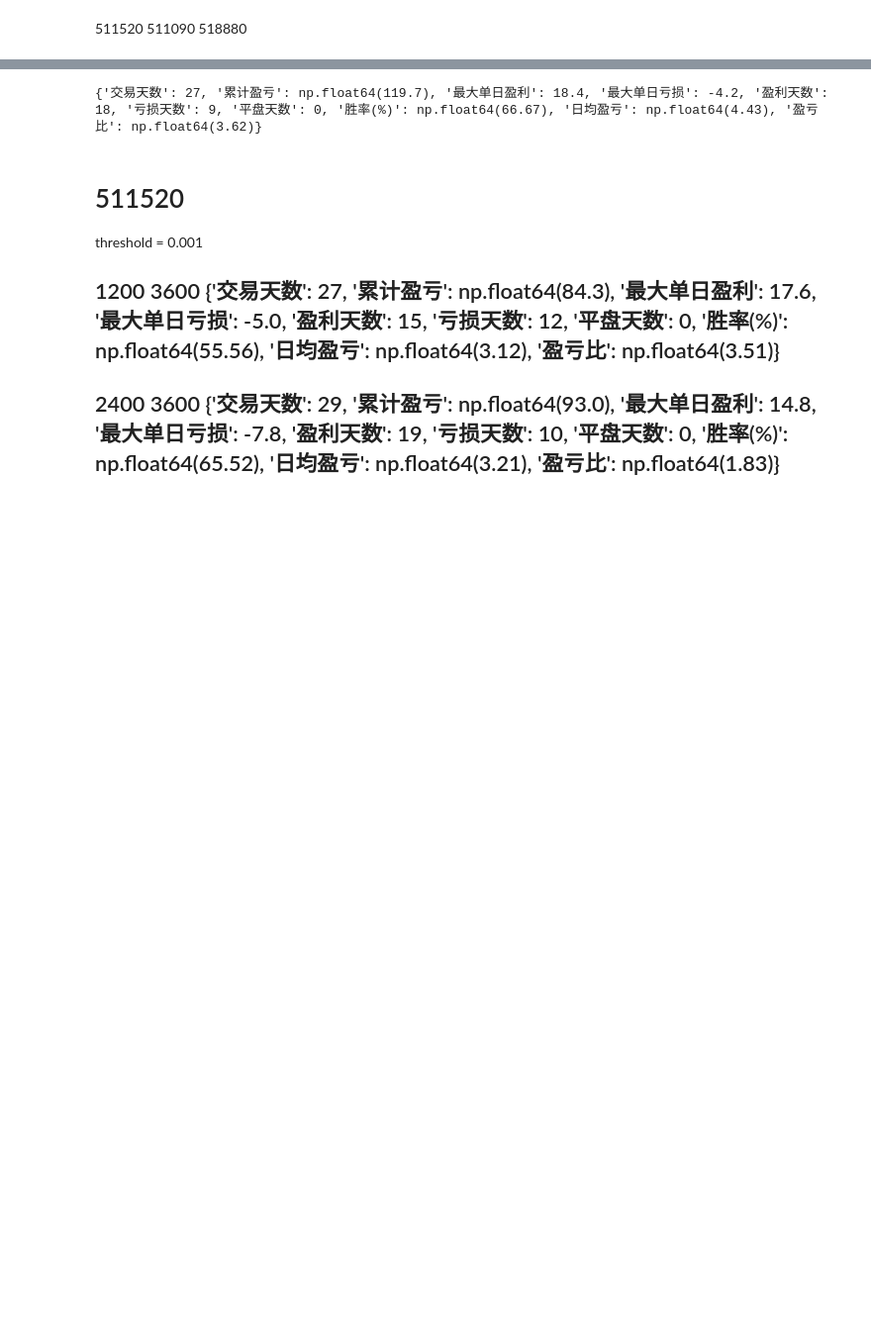
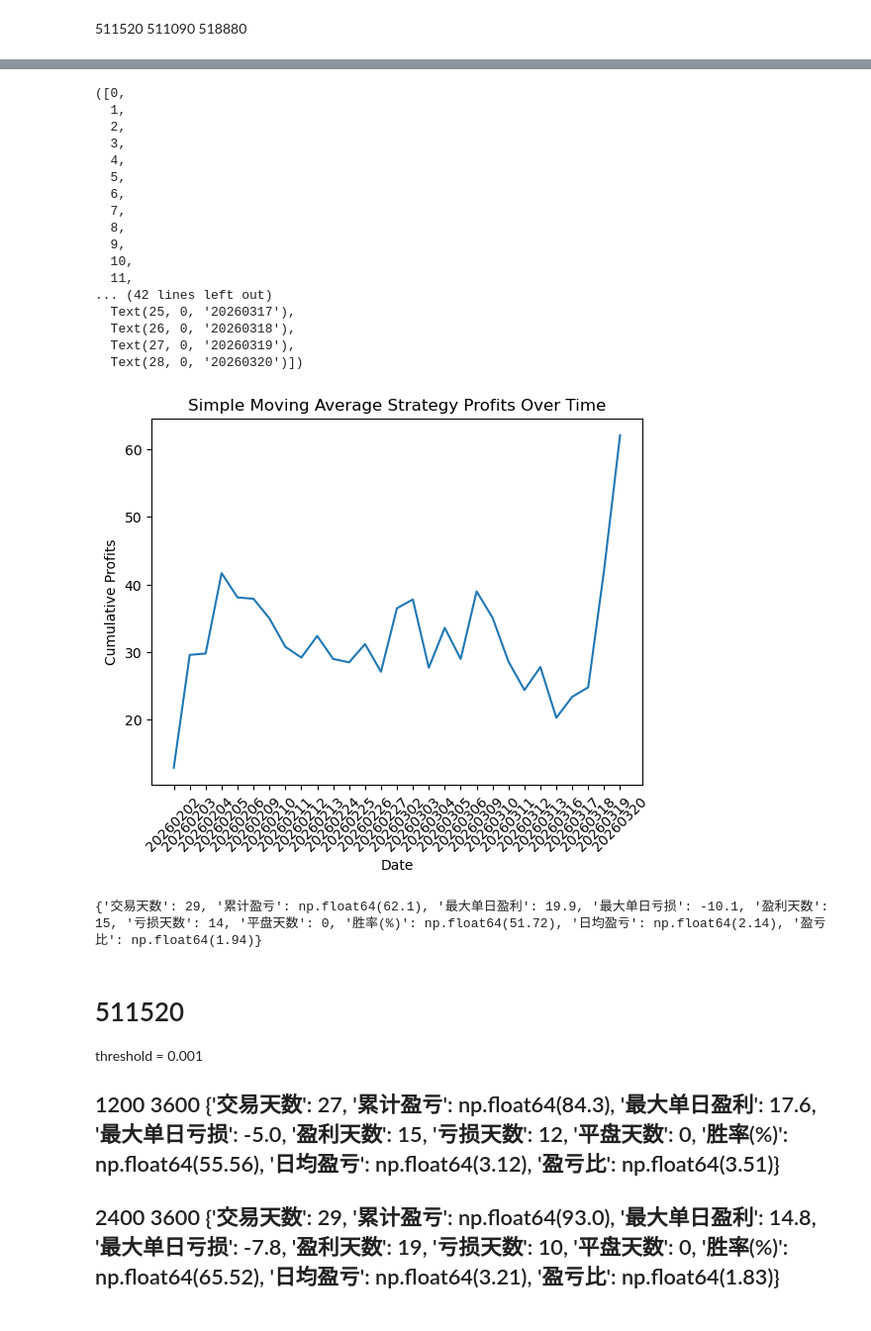
Before and after one commit to artinsophia/Quant-Intern-2026, a Jupyter notebook: simple_MA/test.ipynb, the cells around one changed output, grey strips where cells are left out. Shown at 99% size. Saved outputs shown, nothing was run; the diff lists cells and outputs as text; code cells hidden in the pictures; blank space fills up the shorter version.

```diff
--- a/simple_MA/test.ipynb
+++ b/simple_MA/test.ipynb
@@ -32,7 +32,7 @@ snap_list 连续竞价阶段的1s快照
 # %% [markdown]
 511520 511090 518880
 # %%
-instrument_id = '511520'
+instrument_id = '518880'
 trade_ymd = '20260319'
 # %%
 %%time
@@ -132,2 +148,2 @@ instrument_id 511090
 # %%
-backtest_df
+simple = backtest_df[["trade_ymd","profits"]]
@@ -148,9 +166,36 @@ backtest_df
+# %%
+import matplotlib.pyplot as plt
+simple['cumulative_profits'] = simple['profits'].cumsum()
+plt.plot(simple['trade_ymd'], simple['cumulative_profits'])
+plt.xlabel('Date')
+plt.ylabel('Cumulative Profits')
+plt.title('Simple Moving Average Strategy Profits Over Time')
+plt.xticks(rotation=45)
+# %% [output]
+([0,
+  1,
+  2,
+  3,
+  4,
+  5,
+  6,
+  7,
+  8,
+  9,
+  10,
+  11,
+... (42 lines left out)
+  Text(25, 0, '20260317'),
+  Text(26, 0, '20260318'),
+  Text(27, 0, '20260319'),
+  Text(28, 0, '20260320')])
+[figure, added]
 # %%
 from backtesting import backtest_summary
 summary = backtest_summary(backtest_df)
 print(summary)
 # %% [output]
-{'交易天数': 27, '累计盈亏': np.float64(119.7), '最大单日盈利': 18.4, '最大单日亏损': -4.2, '盈利天数': 18, '亏损天数': 9, '平盘天数': 0, '胜率(%)': np.float64(66.67), '日均盈亏': np.float64(4.43), '盈亏比': np.float64(3.62)}
+{'交易天数': 29, '累计盈亏': np.float64(62.1), '最大单日盈利': 19.9, '最大单日亏损': -10.1, '盈利天数': 15, '亏损天数': 14, '平盘天数': 0, '胜率(%)': np.float64(51.72), '日均盈亏': np.float64(2.14), '盈亏比': np.float64(1.94)}
 # %% [markdown]
 # 511520
 threshold = 0.001
```
Also changed, not shown: parts of 7 cells of this notebook, 3 other files.
